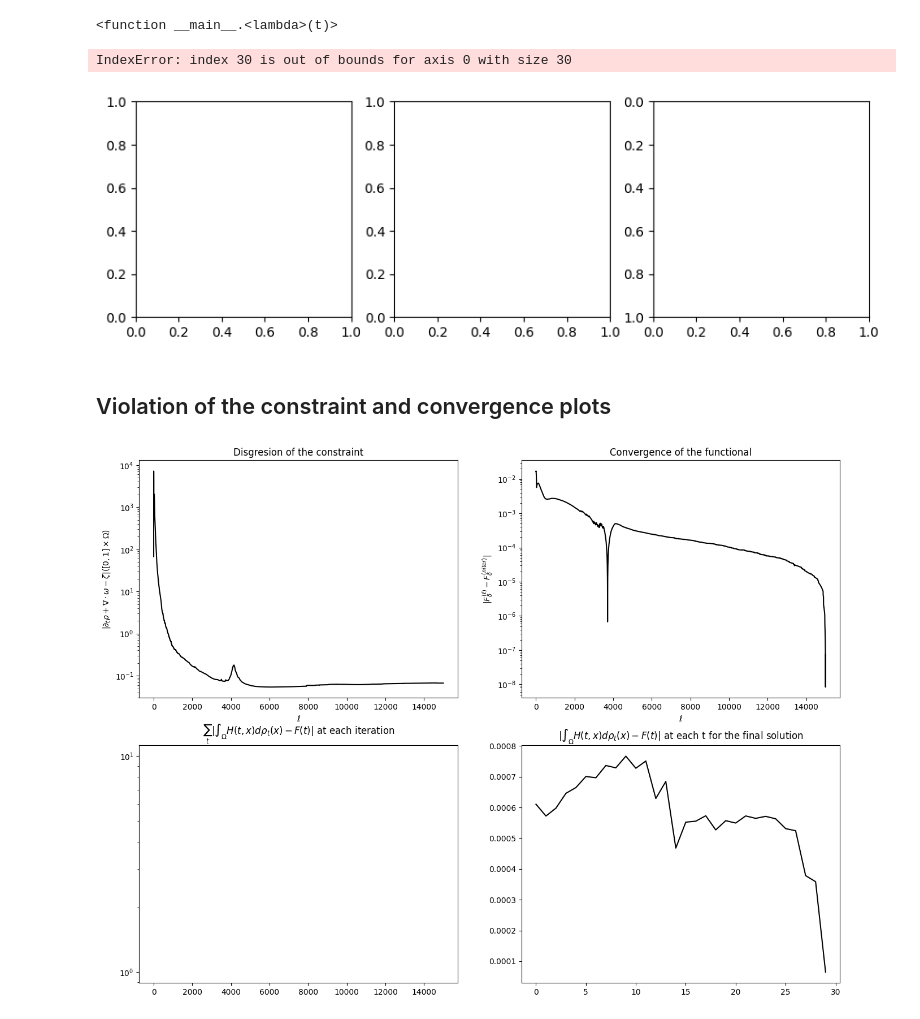
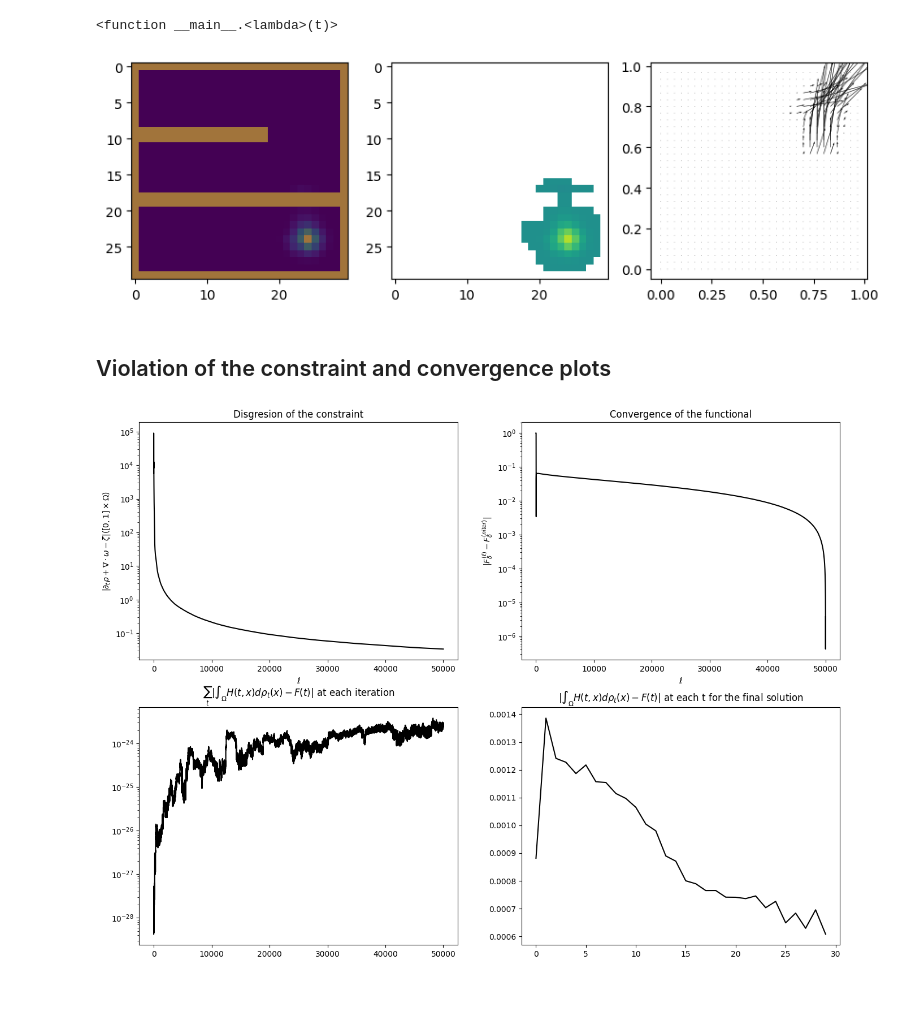
Before and after one commit to mao1756/acuot, a Jupyter notebook: exploratory/proximal/barrier/[PARTIAL]one_stationary_one_moving.ipynb, the cells around one changed output. Cells and saved outputs as stored; diff of their text form; code cells hidden in the pictures; blank space fills up the shorter version.

Commit message:
add big matrix

```diff
--- a/exploratory/proximal/barrier/[PARTIAL]one_stationary_one_moving.ipynb
+++ b/exploratory/proximal/barrier/[PARTIAL]one_stationary_one_moving.ipynb
@@ -90,7 +90,7 @@ def plot_frames(frames):
 
 
 # Generate frames
-frames = fill_region(T, 30, 1.0, maze, Hstep=0.01)
+frames = fill_region(T, 30, 10.0, maze, Hstep=1.0)
 
 H = np.stack(frames, axis=0)
 
@@ -106,4 +106,4 @@ This is because we do not want teleportation through the wall.
 from collections import defaultdict
 ll=(1.0, 1.0, 1.0)
 log = defaultdict(list)
-x, lists = computeGeodesic(rho_0, rho_1, T, ll, H, F, p= 2.0, q=2.0, delta=10.0, niter=15000, log = log) #alpha = 0.018, gamma = max(rho_0.max(), rho_1.max())/15)
+x, lists = computeGeodesic(rho_0, rho_1, T, ll, H, F, p= 2.0, q=2.0, delta=10.0, niter=50000, big_matrix=True) #alpha = 0.018, gamma = max(rho_0.max(), rho_1.max())/15)
@@ -172,37 +164,36 @@ im1 = ax1.imshow(np.zeros((10,10)), animated=True)  # placeholders
 im2 = ax2.imshow(np.zeros((10,10)), vmin=-5, vmax=5, animated=True)
 quiv = ax3.quiver([], [], [], [], cmap="gray_r")
 
 def init():
     # Any static initialization
     ax3.set_aspect('equal', adjustable='box')
     ax3.invert_yaxis()
     return (im1, im2, quiv)
 
 def update(t):
     # Clear or update each axis, or just update data in the existing artists
     ax1.clear()
     ax2.clear()
     ax3.clear()
 
     # Possibly replicate logic from plot_maze_2, but do not create new figures.
     # For example:
     ax1.imshow(H[t] > 0)
     ax1.imshow(x.V.D[0][t], alpha=0.5)
     masked = np.ma.masked_where(np.abs(x.V.Z[t]) < 1e-3, x.V.Z[t])
     im2 = ax2.imshow(masked, vmin=-5, vmax=5, animated=True)
     quiv = ax3.quiver(xx, yy, x.V.D[2][t], x.V.D[1][t], cmap="gray_r")
     ax3.invert_yaxis()
     ax3.set_aspect('equal', adjustable='box')
 
     return (im1, im2, quiv)
 
-ani = FuncAnimation(fig, update, frames=range(T+1),
+ani = FuncAnimation(fig, update, frames=range(T),
                     init_func=init, blit=False)
 
-ani.save("data/output/one_stationary_one_moving.mp4", fps=5)
+ani.save("data/output/one_stationary_one_moving_speed10_50000iters.mp4", fps=10)
 # %% [output]
-IndexError: index 30 is out of bounds for axis 0 with size 30
-[figure, old version]
+[figure, new version]
 # %% [markdown]
 ## Violation of the constraint and convergence plots
 # %%
@@ -231,4 +222,4 @@ plt.plot(np.abs(np.sum(x.V.D[0]*H, axis=(1,2))*1./900.-F), "k")
 
 plt.show()
 # %% [output]
-[figure, old version]
+[figure, new version]
```
Also changed, not shown: parts of 1 cell of this notebook, 16 other files.
